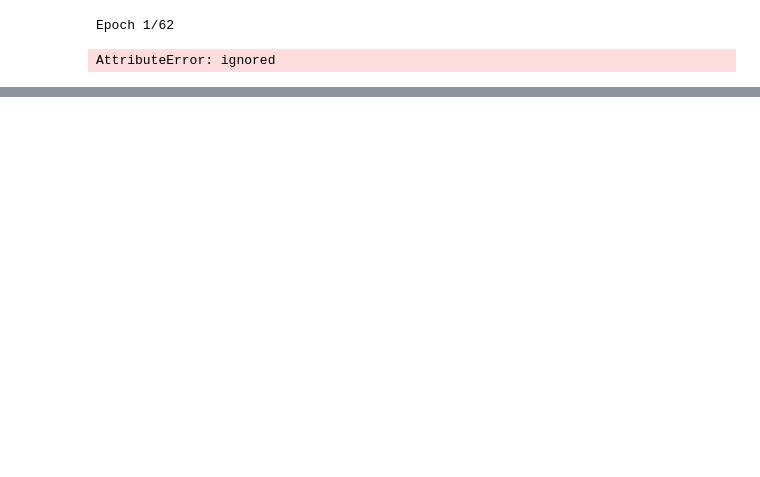
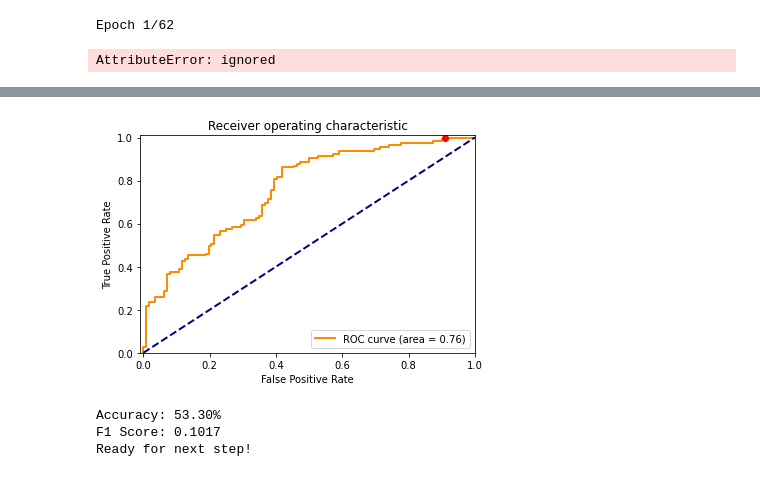
Before and after one commit to gustavocac/COVID_handson, a Jupyter notebook: COVID_AI_Dasa_Educa.ipynb, the cells around one changed output, grey strips where cells are left out. Drawn from its saved outputs; the diff is of its cells as text; code cells hidden in the pictures; blank space fills up the shorter version.

```diff
--- a/COVID_AI_Dasa_Educa.ipynb
+++ b/COVID_AI_Dasa_Educa.ipynb
@@ -696,7 +748,7 @@ print("Accuracy: {:.2f}%".format(accuracy*100.))
 # %%
 #@title Algorithm Performance (test set) - ROC Curve {display-mode: "form"}
 
-threshold = 0.56 #@param {type:"slider", min:0, max:1, step:0.01}
+threshold = 0.72 #@param {type:"slider", min:0, max:1, step:0.01}
 threshold = 1-threshold
 
 #Plotting the ROC curve with the AUC
@@ -710,33 +762,38 @@ roc_auc = metrics.auc(fpr, tpr)
 
 plt.figure()
 lw = 2
 plt.plot(fpr, tpr, color='darkorange',
          lw=lw, label='ROC curve (area = %0.2f)' % roc_auc)
 plt.plot([0, 1], [0, 1], color='navy', lw=lw, linestyle='--')
 
 plt.plot(fpr[np.argmin(np.abs(thresholds-threshold))],tpr[np.argmin(np.abs(thresholds-threshold))], 'o', color='red')
 
 plt.xlim([-0.01, 1.0])
 plt.ylim([0.0, 1.01])
 plt.xlabel('False Positive Rate')
 plt.ylabel('True Positive Rate')
 plt.title('Receiver operating characteristic')
 plt.legend(loc="lower right")
 plt.show()
 
 #labels_pred = labels_pred > labels_pred.mean() #predictions greater than mean are set to 1, those lesser than or equal to mean are set to 0.
 
 labels_pred = labels_pred >= threshold
 
 f1_score = metrics.f1_score(labels_test, labels_pred, labels=None, pos_label=0, average='binary', sample_weight=None)
 
 accuracy = metrics.accuracy_score(labels_test, labels_pred)
 
 print("Accuracy: {:.2f}%".format(accuracy*100.))
 
 print("F1 Score: {:.4f}".format(f1_score))
 
 print ('\033[1m' + 'Ready for next step!')
+# %% [output]
+[figure, added]
+Accuracy: 53.30%
+F1 Score: 0.1017
+Ready for next step!
 # %%
 #@title Test Evaluation - Prediction on sampled images {display-mode: "form"}
 threshold = 0.55 #@param {type:"slider", min:0, max:1, step:0.01}
```
Also changed, not shown: parts of 19 cells of this notebook.
